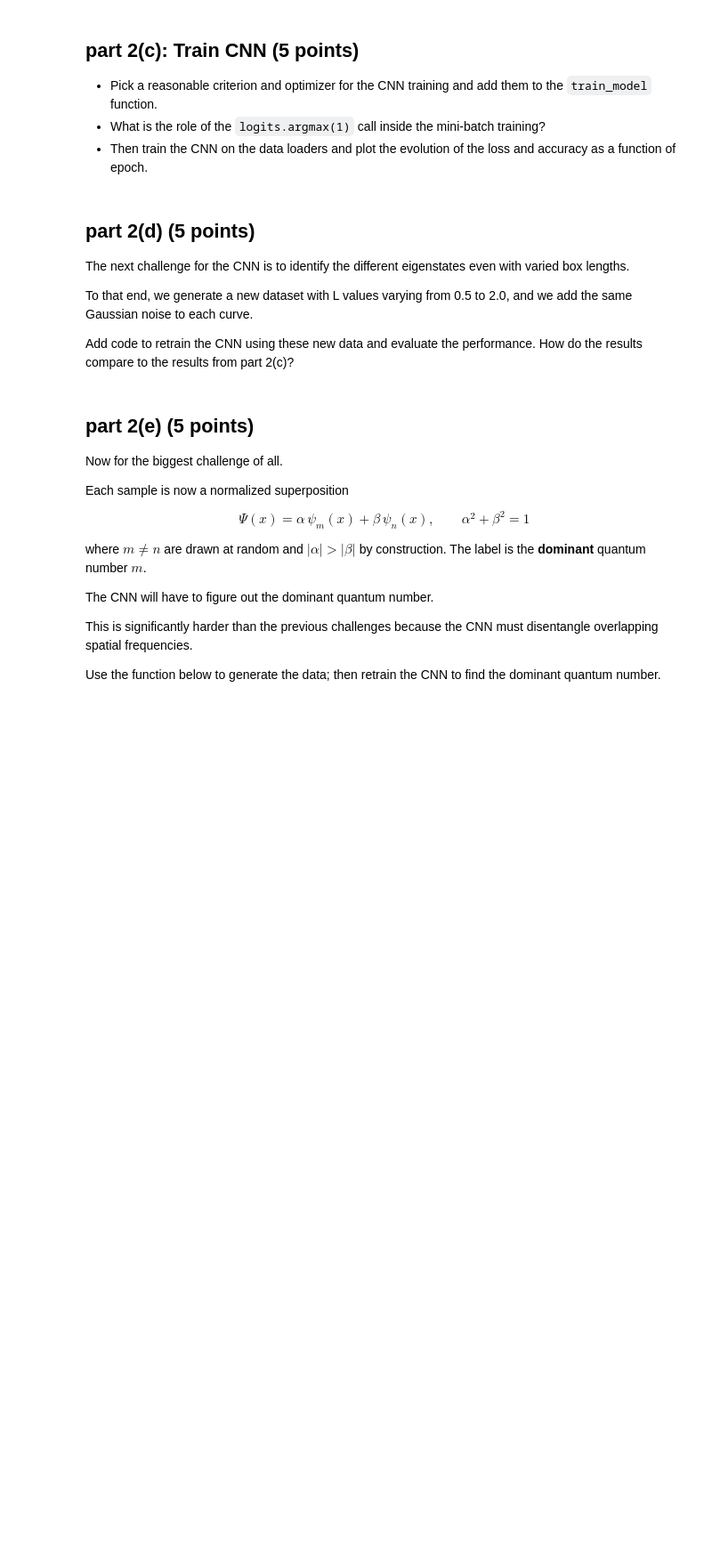
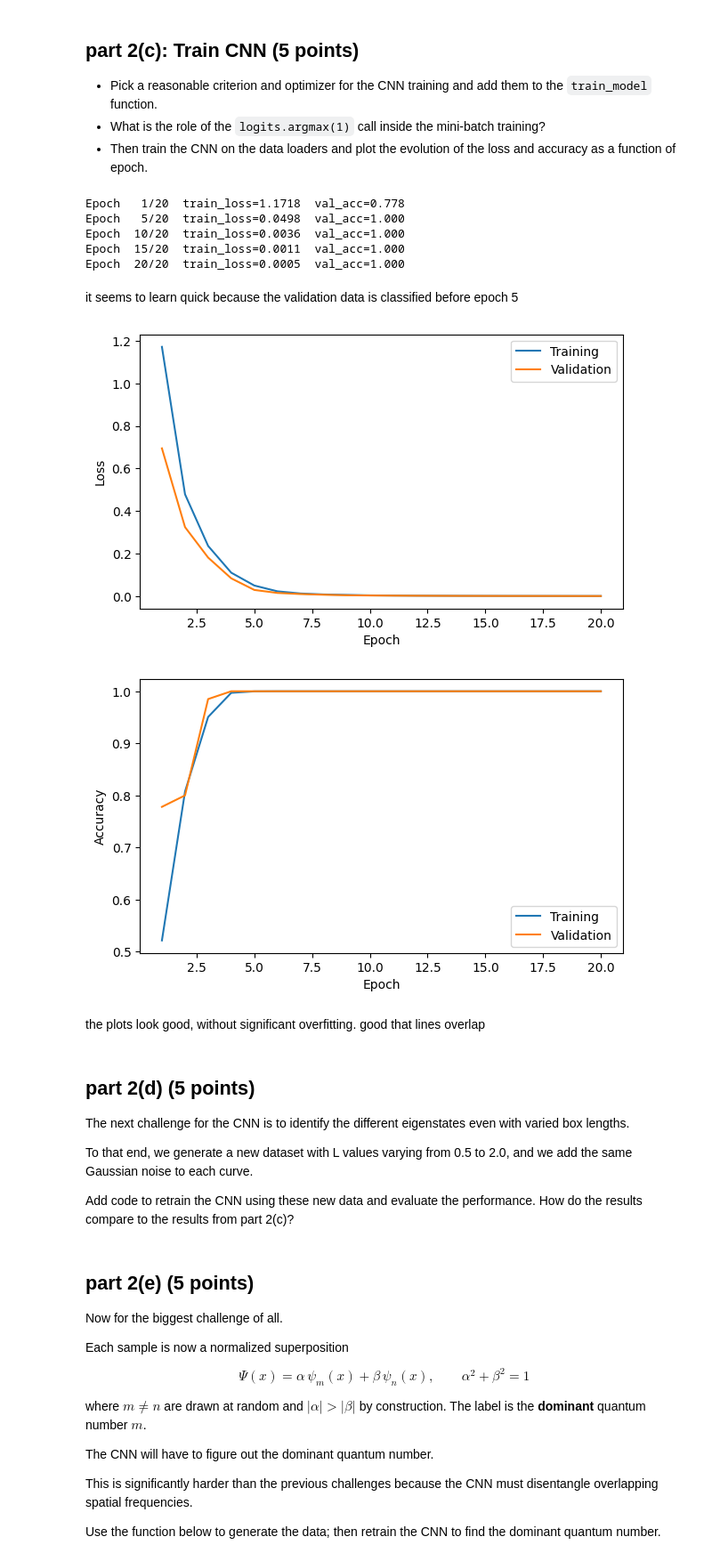
Before and after one commit to nataliewad/phys152-2026, a Jupyter notebook: Exercises/Homework-3.ipynb, the cells around one changed output. Shown at 89% size. Drawn from its saved outputs; the diff is of its cells as text; code cells hidden in the pictures; blank space fills up the shorter version.

```diff
--- a/Exercises/Homework-3.ipynb
+++ b/Exercises/Homework-3.ipynb
@@ -192,8 +230,8 @@ import torch.optim as optim
 
 def train_model(model, train_loader, val_loader, epochs=20, lr=0.001):
     # Add your criterion and optimizer here
-    criterion =
-    optimizer =
+    criterion = nn.CrossEntropyLoss() ## multi-class classification with logits
+    optimizer = optim.Adam(model.parameters(), lr=lr) ## kinda default for CNN
 
     history = {"train_loss": [], "val_loss": [], "train_acc": [], "val_acc": []}
 
@@ -202,13 +240,15 @@ def train_model(model, train_loader, val_loader, epochs=20, lr=0.001):
         running_loss, correct, total = 0.0, 0, 0
         for X_batch, y_batch in train_loader:
             X_batch, y_batch = X_batch.to(DEVICE), y_batch.to(DEVICE)
-            optimizer.zero_grad()
-            logits = model(X_batch)
-            loss = criterion(logits, y_batch)
-            loss.backward()
-            optimizer.step()
+
+            optimizer.zero_grad()   ## clear old gradients
+            logits = model(X_batch)   ## forward pass (raw scores)
+            loss = criterion(logits, y_batch)   ## compute loss vs true labels
+            loss.backward()     ## backprop, compute gradients
+            optimizer.step()    ## update weights
             running_loss += loss.item() * X_batch.size(0)
             # What does logits.argmax(1) do here?
+            preds = logits.argmax(1) ## predicted class index for each sample
             correct += (logits.argmax(1) == y_batch).sum().item()
             total += X_batch.size(0)
 
@@ -241,6 +281,46 @@ def train_model(model, train_loader, val_loader, epochs=20, lr=0.001):
 # Use the train_loader and val_loader data.
 # You can use the history output to make the plots of loss and accuracy
 train_loader1, val_loader1 = make_data_loaders(generate_noisy_pinb)
+
+## create model and move to device
+model = WavefunctionCNN(num_classes=NUM_CLASSES).to(DEVICE)
+
+## train
+history = train_model(model, train_loader1, val_loader1, epochs=20, lr=0.001)
+# %% [output]
+Epoch   1/20  train_loss=1.1718  val_acc=0.778
+Epoch   5/20  train_loss=0.0498  val_acc=1.000
+Epoch  10/20  train_loss=0.0036  val_acc=1.000
+Epoch  15/20  train_loss=0.0011  val_acc=1.000
+Epoch  20/20  train_loss=0.0005  val_acc=1.000
+# %% [markdown]
+it seems to learn quick because the validation data is classified before epoch 5
+# %%
+## plot loss and accuracy vs epoch
+epochs = range(1, len(history['train_loss']) + 1)
+
+## loss
+plt.figure(figsize=(7, 4))
+plt.plot(epochs, history['train_loss'], label='Training')
+plt.plot(epochs, history['val_loss'], label='Validation')
+plt.xlabel('Epoch')
+plt.ylabel('Loss')
+plt.legend()
+plt.show()
+
+## accuracy
+plt.figure(figsize=(7, 4))
+plt.plot(epochs, history['train_acc'], label='Training')
+plt.plot(epochs, history['val_acc'], label='Validation')
+plt.xlabel('Epoch')
+plt.ylabel('Accuracy')
+plt.legend()
+plt.show()
+# %% [output]
+[figure, added]
+[figure, added]
+# %% [markdown]
+the plots look good, without significant overfitting. good that lines overlap
 # %% [markdown]
 ## part 2(d) (5 points)
 
```
Also changed, not shown: parts of 8 cells of this notebook.
